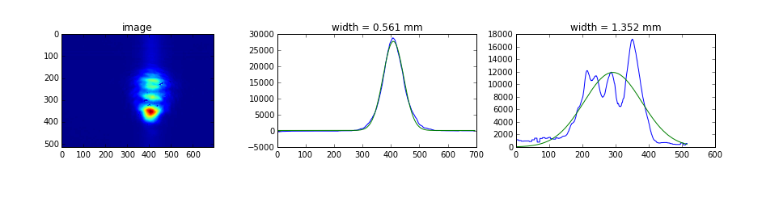
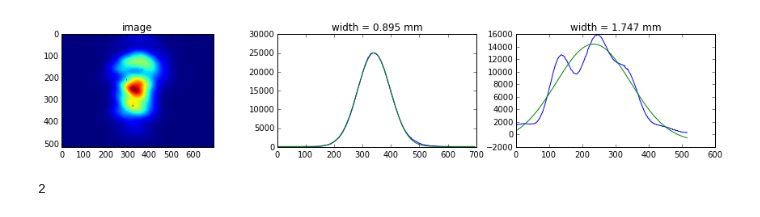
Before and after one commit to thulium-lab/python_programs_to_use, a Jupyter notebook: Beam_Profile.ipynb, the cells around one changed output. Cells and saved outputs as stored; diff of their text form; code cells hidden in the pictures.

```diff
--- a/Beam_Profile.ipynb
+++ b/Beam_Profile.ipynb
@@ -36,6 +32,7 @@ data = dict()
 for dr in os.listdir(working_directory):
     rel_par_dir = os.path.join(working_directory,dr)
     # for few folder
+    print(rel_par_dir)
     if not os.path.isdir(rel_par_dir):
         continue
     im = impr.Image_Basics(mean([imread(os.path.join(rel_par_dir,fl))[:,:,1] for fl in os.listdir(rel_par_dir)
@@ -49,7 +46,7 @@ for dr in os.listdir(working_directory):
 #        im.fit_x = im.fit_gaussian1D(axis=0)
 #        im.fit_y = im.fit_gaussian1D(axis=1)
 #        data[dr] = im
-fig, ax = subplots(len(data),3,figsize=(15,len(data)*2.5))
+fig, ax = subplots(max(len(data),2),3,figsize=(15,max(len(data),2)*2.5))
 for i,d in enumerate(data):
     ax[i,0].imshow(data[d].image)
     ax[i,0].set_title(d)
@@ -67,18 +69,18 @@ fig.savefig('beam_profile_28_12_2015.pdf')
 # %%
 # to plot individual image
 
-im = impr.Image_Basics(imread(r'D:\!Data\2015_12_23 Пучок лазера Sacher\artems beam profiles\0.4m_d1\40cm.jpg')[:,:,0])
+im = impr.Image_Basics(imread(r'D:\!Data\2016_01_19\5.jpg')[:,:,0])
 
 fig, ax = subplots(1,3,figsize=(15,2.5))
 im.fit_x = im.fit_gaussian1D(axis=0)
 im.fit_y = im.fit_gaussian1D(axis=1)
 ax[0].imshow(im.image)
 ax[0].set_title('image')
 for j in (0,1):
     y = sum(im.image,j)
     x = range(len(y))
     ax[j+1].plot(x,y)
     ax[j+1].plot(x,impr.gaussian(x,*getattr(im,'fit_y' if j else 'fit_x')))
     ax[j+1].set_title('width = %.3f mm' % (0.011 * getattr(im,'fit_y' if j else 'fit_x')[2]))
 # %% [output]
-[figure, old version]
+[figure, new version]
@@ -84,0 +93,4 @@ for j in (0,1):
+# %%
+max(len(data),2)
+# %% [output]
+2
```
Also changed, not shown: parts of 9 cells of this notebook, 1 other file.
